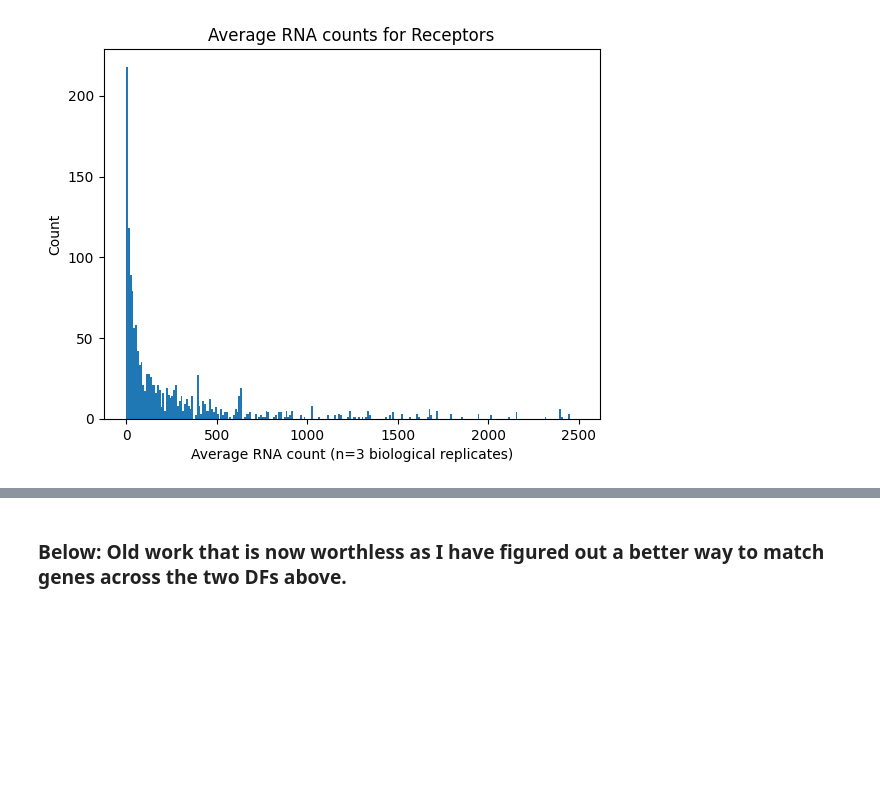
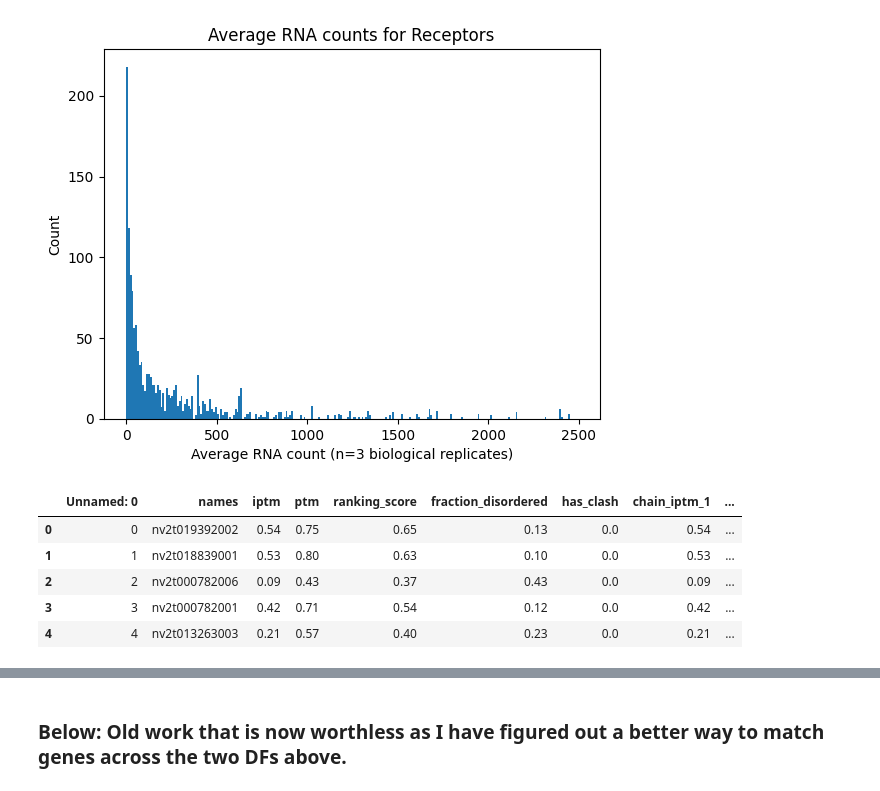
Before and after one commit to jonazhu/nematostella_protpred, a Jupyter notebook: rnaseq/find_genes_rnaseq.ipynb, the cells around one changed output, grey strips where cells are left out. Cells and saved outputs as stored; diff of their text form; code cells hidden in the pictures; blank space fills up the shorter version.

```diff
--- a/rnaseq/find_genes_rnaseq.ipynb
+++ b/rnaseq/find_genes_rnaseq.ipynb
@@ -136,3 +136,14 @@ plt.title("Average RNA counts for Receptors")
 # %% [output]
 Text(0.5, 1.0, 'Average RNA counts for Receptors')
 [figure]
+# %%
+af_glw1_res = pd.read_csv("../extract/results.csv")
+af_glw6_res = pd.read_csv("../extract/results_GLW6.csv")
+af_glw1_res.head()
+# %% [output]
+|  | Unnamed: 0 | names | iptm | ptm | ranking_score | fraction_disordered | has_clash | chain_iptm_1 | ... |
+| 0 | 0 | nv2t019392002 | 0.54 | 0.75 | 0.65 | 0.13 | 0.0 | 0.54 | ... |
+| 1 | 1 | nv2t018839001 | 0.53 | 0.80 | 0.63 | 0.10 | 0.0 | 0.53 | ... |
+| 2 | 2 | nv2t000782006 | 0.09 | 0.43 | 0.37 | 0.43 | 0.0 | 0.09 | ... |
+| 3 | 3 | nv2t000782001 | 0.42 | 0.71 | 0.54 | 0.12 | 0.0 | 0.42 | ... |
+| 4 | 4 | nv2t013263003 | 0.21 | 0.57 | 0.40 | 0.23 | 0.0 | 0.21 | ... |
```
Also changed, not shown: parts of 6 cells of this notebook, 38 other files.
